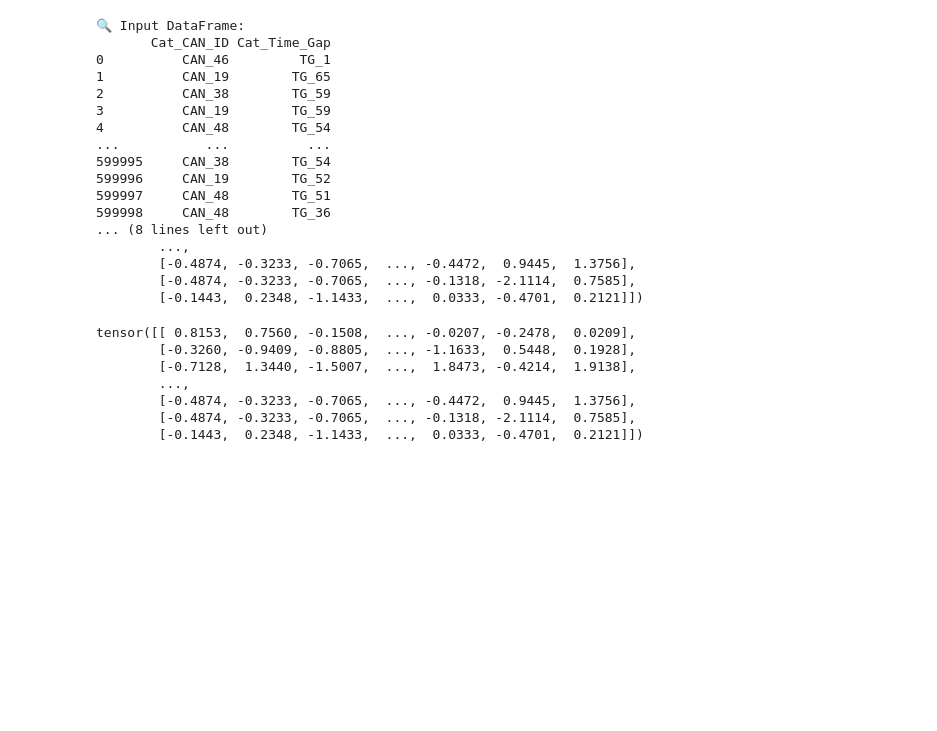
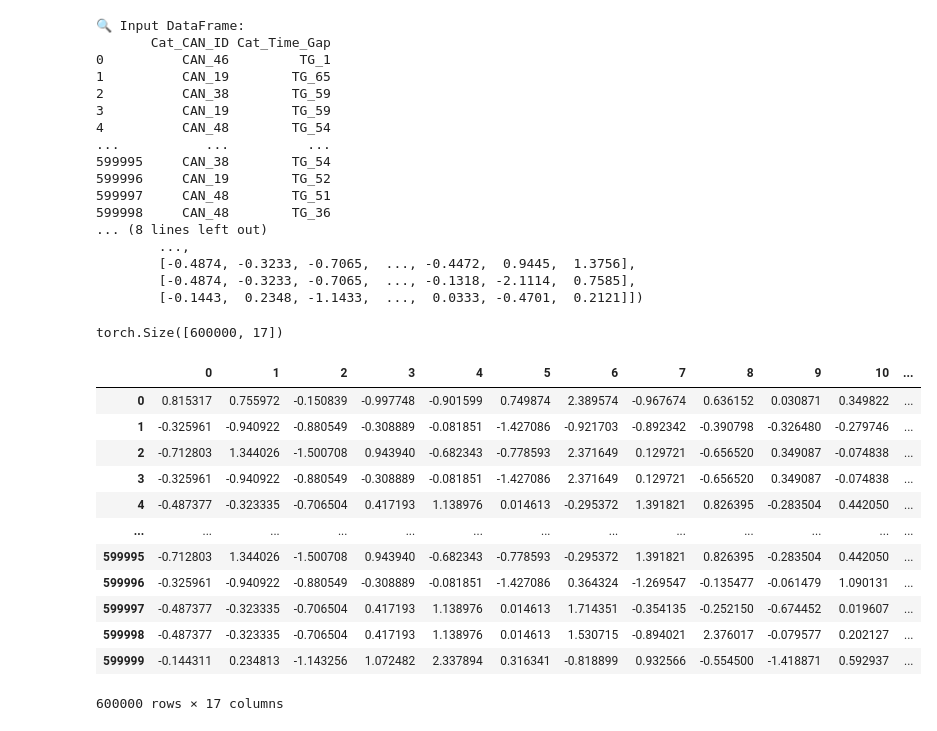
Before and after one commit to Arupreza/UIDS-II, a Jupyter notebook: Feature_Extraction.ipynb, the cells around one changed output. Saved outputs shown, nothing was run; the diff lists cells and outputs as text; code cells hidden in the pictures; blank space fills up the shorter version.

```diff
--- a/Feature_Extraction.ipynb
+++ b/Feature_Extraction.ipynb
@@ -267,12 +266,22 @@ embeddings = generate_embeddings_from_df(Tesla_Normal_Cat)
         [-0.4874, -0.3233, -0.7065,  ..., -0.1318, -2.1114,  0.7585],
         [-0.1443,  0.2348, -1.1433,  ...,  0.0333, -0.4701,  0.2121]])
 # %%
-embeddings
+embeddings.shape
 # %% [output]
-tensor([[ 0.8153,  0.7560, -0.1508,  ..., -0.0207, -0.2478,  0.0209],
-        [-0.3260, -0.9409, -0.8805,  ..., -1.1633,  0.5448,  0.1928],
-        [-0.7128,  1.3440, -1.5007,  ...,  1.8473, -0.4214,  1.9138],
-        ...,
-        [-0.4874, -0.3233, -0.7065,  ..., -0.4472,  0.9445,  1.3756],
-        [-0.4874, -0.3233, -0.7065,  ..., -0.1318, -2.1114,  0.7585],
-        [-0.1443,  0.2348, -1.1433,  ...,  0.0333, -0.4701,  0.2121]])
+torch.Size([600000, 17])
+# %%
+pd.DataFrame(embeddings)
+# %% [output]
+|  | 0 | 1 | 2 | 3 | 4 | 5 | 6 | 7 | 8 | 9 | 10 | ... |
+| 0 | 0.815317 | 0.755972 | -0.150839 | -0.997748 | -0.901599 | 0.749874 | 2.389574 | -0.967674 | 0.636152 | 0.030871 | 0.349822 | ... |
+| 1 | -0.325961 | -0.940922 | -0.880549 | -0.308889 | -0.081851 | -1.427086 | -0.921703 | -0.892342 | -0.390798 | -0.326480 | -0.279746 | ... |
+| 2 | -0.712803 | 1.344026 | -1.500708 | 0.943940 | -0.682343 | -0.778593 | 2.371649 | 0.129721 | -0.656520 | 0.349087 | -0.074838 | ... |
+| 3 | -0.325961 | -0.940922 | -0.880549 | -0.308889 | -0.081851 | -1.427086 | 2.371649 | 0.129721 | -0.656520 | 0.349087 | -0.074838 | ... |
+| 4 | -0.487377 | -0.323335 | -0.706504 | 0.417193 | 1.138976 | 0.014613 | -0.295372 | 1.391821 | 0.826395 | -0.283504 | 0.442050 | ... |
+| ... | ... | ... | ... | ... | ... | ... | ... | ... | ... | ... | ... | ... |
+| 599995 | -0.712803 | 1.344026 | -1.500708 | 0.943940 | -0.682343 | -0.778593 | -0.295372 | 1.391821 | 0.826395 | -0.283504 | 0.442050 | ... |
+| 599996 | -0.325961 | -0.940922 | -0.880549 | -0.308889 | -0.081851 | -1.427086 | 0.364324 | -1.269547 | -0.135477 | -0.061479 | 1.090131 | ... |
+| 599997 | -0.487377 | -0.323335 | -0.706504 | 0.417193 | 1.138976 | 0.014613 | 1.714351 | -0.354135 | -0.252150 | -0.674452 | 0.019607 | ... |
+| 599998 | -0.487377 | -0.323335 | -0.706504 | 0.417193 | 1.138976 | 0.014613 | 1.530715 | -0.894021 | 2.376017 | -0.079577 | 0.202127 | ... |
+| 599999 | -0.144311 | 0.234813 | -1.143256 | 1.072482 | 2.337894 | 0.316341 | -0.818899 | 0.932566 | -0.554500 | -1.418871 | 0.592937 | ... |
+600000 rows × 17 columns
```
Also changed, not shown: parts of 2 cells of this notebook.
